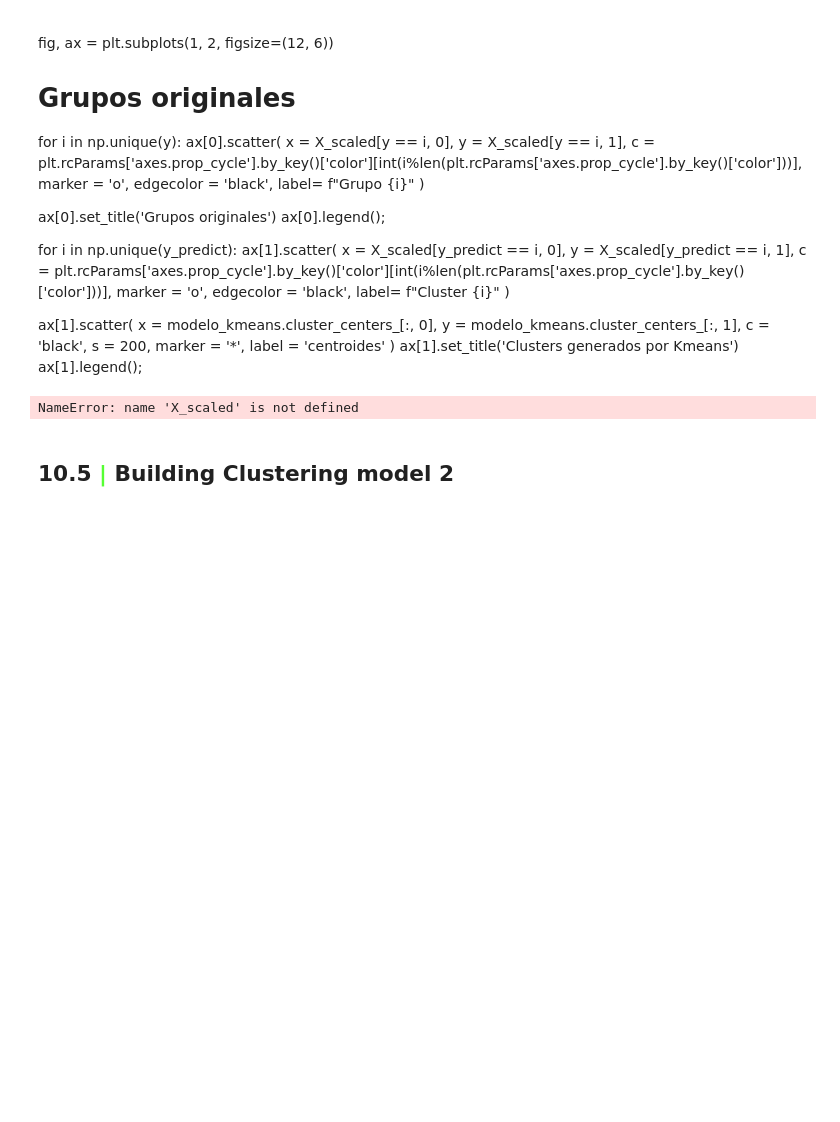
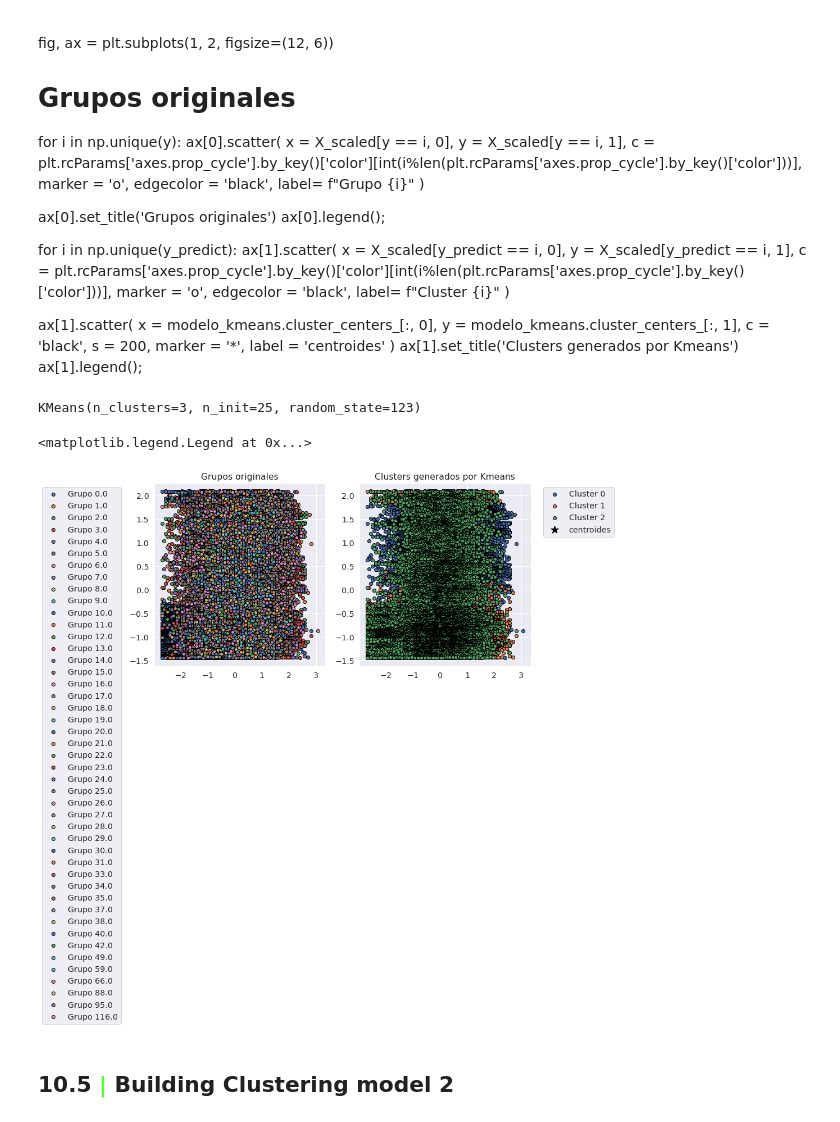
Before and after one commit to iremirezdeganuza72/Cohort_Analysis, a Jupyter notebook: Cohort analysis and segmentation.ipynb, the cells around one changed output. Drawn from its saved outputs; the diff is of its cells as text; code cells hidden in the pictures; blank space fills up the shorter version.

```diff
--- a/Cohort analysis and segmentation.ipynb
+++ b/Cohort analysis and segmentation.ipynb
@@ -1566,9 +1565,9 @@ df_cluster_scaled = scale(df_cluster)
 # %%
 df_cluster_scaled = scale(X)
 modelo_kmeans = KMeans(n_clusters=3, n_init=25, random_state=123)
-modelo_kmeans.fit(X=X_scaled)
+modelo_kmeans.fit(X=df_cluster_scaled)
 # %% [output]
-NameError: name 'X_scaled' is not defined
+KMeans(n_clusters=3, n_init=25, random_state=123)
 # %%
 y_predict = modelo_kmeans.predict(X=df_cluster_scaled)
 # %%
@@ -1577,37 +1576,44 @@ fig, ax = plt.subplots(1, 2, figsize=(12, 6))
 y_reshaped = np.array(y).reshape(len(y), 1)
 y_predict_reshaped = np.array(y_predict).reshape(len(y_predict), 1)
 
 for i in np.unique(y_reshaped):
     ax[0].scatter(
         x = df_cluster_scaled[np.squeeze(y_reshaped == i), 0],
         y = df_cluster_scaled[np.squeeze(y_reshaped == i), 1],
-        c = plt.rcParams['axes.prop_cycle'].by_key()['color'][int(i%len(plt.rcParams['axes.prop_cycle'].by_key()['color']))],
+        color = plt.rcParams['axes.prop_cycle'].by_key()['color'][int(i%len(plt.rcParams['axes.prop_cycle'].by_key()['color']))],
         marker    = 'o',
         edgecolor = 'black',
         label= f"Grupo {i}"
     )
 ax[0].set_title('Grupos originales')
-ax[0].legend();
+#ax[0].legend();
+ax[0].legend(loc='best')
+ax[0].legend(bbox_to_anchor=(-0.68, 1), loc='upper left')
+
 for i in np.unique(y_predict_reshaped):
     ax[1].scatter(
         x = df_cluster_scaled[np.squeeze(y_predict_reshaped == i), 0],
         y = df_cluster_scaled[np.squeeze(y_predict_reshaped == i), 1],
-        c = plt.rcParams['axes.prop_cycle'].by_key()['color'][int(i%len(plt.rcParams['axes.prop_cycle'].by_key()['color']))],
+        color = plt.rcParams['axes.prop_cycle'].by_key()['color'][int(i%len(plt.rcParams['axes.prop_cycle'].by_key()['color']))],
         marker    = 'o',
         edgecolor = 'black',
         label= f"Cluster {i}"
     )
 
 ax[1].scatter(
     x = modelo_kmeans.cluster_centers_[:, 0],
     y = modelo_kmeans.cluster_centers_[:, 1],
     c = 'black',
     s = 200,
     marker = '*',
     label  = 'centroides'
     )
 ax[1].set_title('Clusters generados por Kmeans')
-ax[1].legend();
+#ax[1].legend();
+ax[1].legend(bbox_to_anchor=(1.05, 1), loc='upper left')
+# %% [output]
+<matplotlib.legend.Legend at 0x...>
+[figure, added]
 # %% [markdown]
 ## <b>10.5 <span style='color:#56ff33'>|</span> Building Clustering model 2</b>
 # %% [markdown]
```
Also changed, not shown: parts of 40 cells of this notebook.
